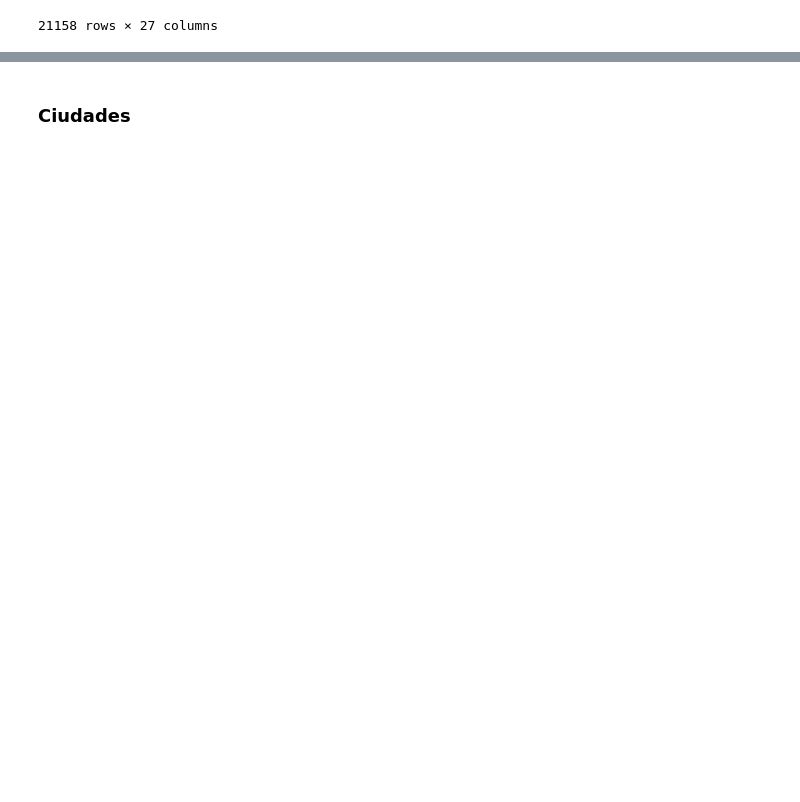
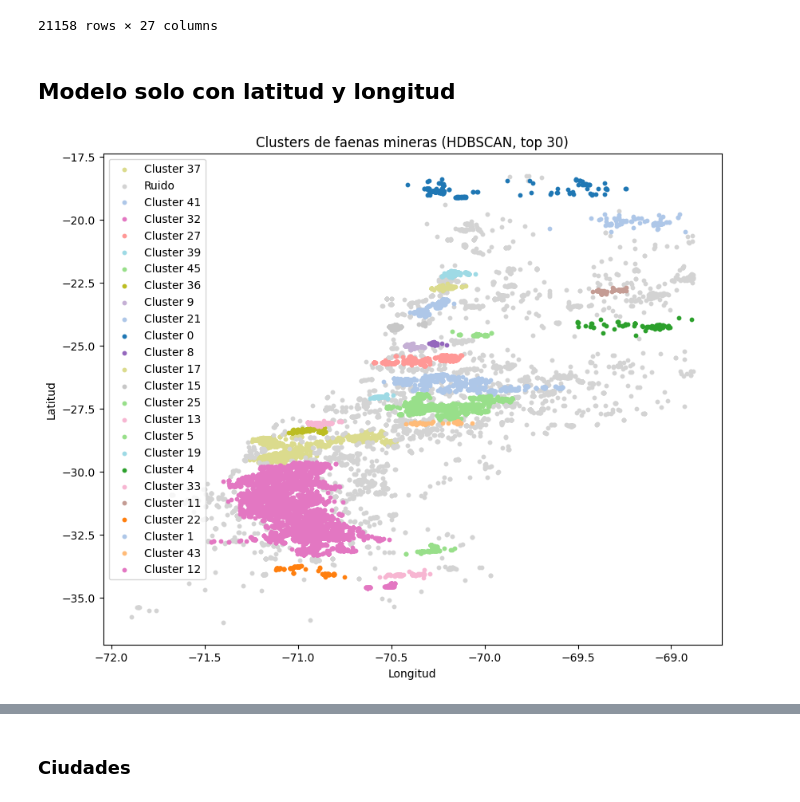
Before and after one commit to Arturo-Amberg/TrabajoTesis, a Jupyter notebook: Cluster/PreprocesamientoBD.ipynb, the cells around one changed output, grey strips where cells are left out. Saved outputs shown, nothing was run; the diff lists cells and outputs as text; code cells hidden in the pictures; blank space fills up the shorter version.

```diff
--- a/Cluster/PreprocesamientoBD.ipynb
+++ b/Cluster/PreprocesamientoBD.ipynb
@@ -158,3 +281,50 @@ df = df.drop(columns=[
     'RegionInstalacion', 'NombreInstalacion', 'RecursoMineroInstalacion',
     'TipoRecursoInstalacion', 'IdInstalacion', 'Norte', 'Este', 'Datum'
 ])
+# %% [markdown]
+## Modelo solo con latitud y longitud
+# %%
+import hdbscan
+import matplotlib.pyplot as plt
+import numpy as np
+
+# === Step 1: Remove outliers using z-score ===
+coords = df[['Longitud', 'Latitud']].to_numpy()
+z_scores = np.abs((coords - coords.mean(axis=0)) / coords.std(axis=0))
+mask = (z_scores[:,0] < 3) & (z_scores[:,1] < 3)  # keep points within 3 std dev
+df_clean = df[mask].copy()
+coords_clean = df_clean[['Longitud', 'Latitud']].to_numpy()
+
+# === Step 2: Fit HDBSCAN on cleaned data ===
+clusterer = hdbscan.HDBSCAN(
+    min_cluster_size=30,
+    cluster_selection_epsilon=0.08
+)
+df_clean['cluster'] = clusterer.fit_predict(coords_clean)
+
+# === Step 3: Keep only top 30 largest clusters ===
+cluster_counts = df_clean['cluster'].value_counts()
+top_clusters = cluster_counts.nlargest(25).index
+df_clean['cluster'] = df_clean['cluster'].apply(lambda x: x if x in top_clusters else -1)
+
+# === Step 4: Plot ===
+plt.figure(figsize=(10,8))
+cmap = plt.get_cmap('tab20')
+
+clusters = df_clean['cluster'].unique()
+for cluster in clusters:
+    mask = df_clean['cluster'] == cluster
+    if cluster == -1:
+        plt.scatter(df_clean.loc[mask, 'Longitud'], df_clean.loc[mask, 'Latitud'],
+                    color='lightgray', s=10, label='Ruido')
+    else:
+        plt.scatter(df_clean.loc[mask, 'Longitud'], df_clean.loc[mask, 'Latitud'],
+                    color=cmap(cluster % 20), s=10, label=f'Cluster {cluster}')
+
+plt.xlabel('Longitud')
+plt.ylabel('Latitud')
+plt.title('Clusters de faenas mineras (HDBSCAN, top 30)')
+plt.legend()
+plt.show()
+# %% [output]
+[figure, added]
```
Also changed, not shown: parts of 28 cells of this notebook.
